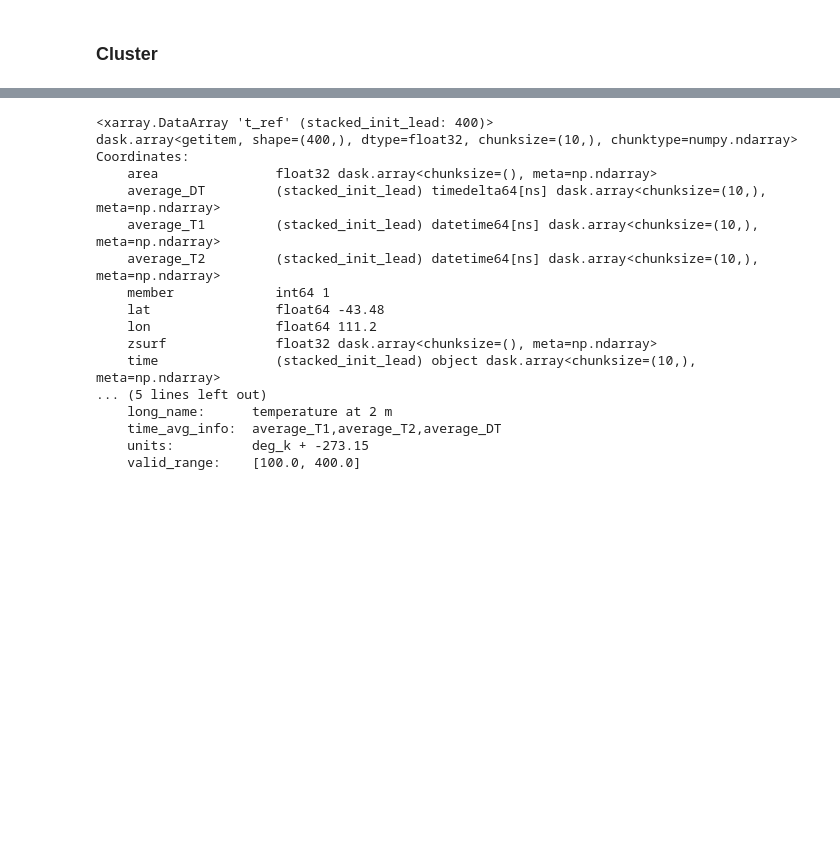
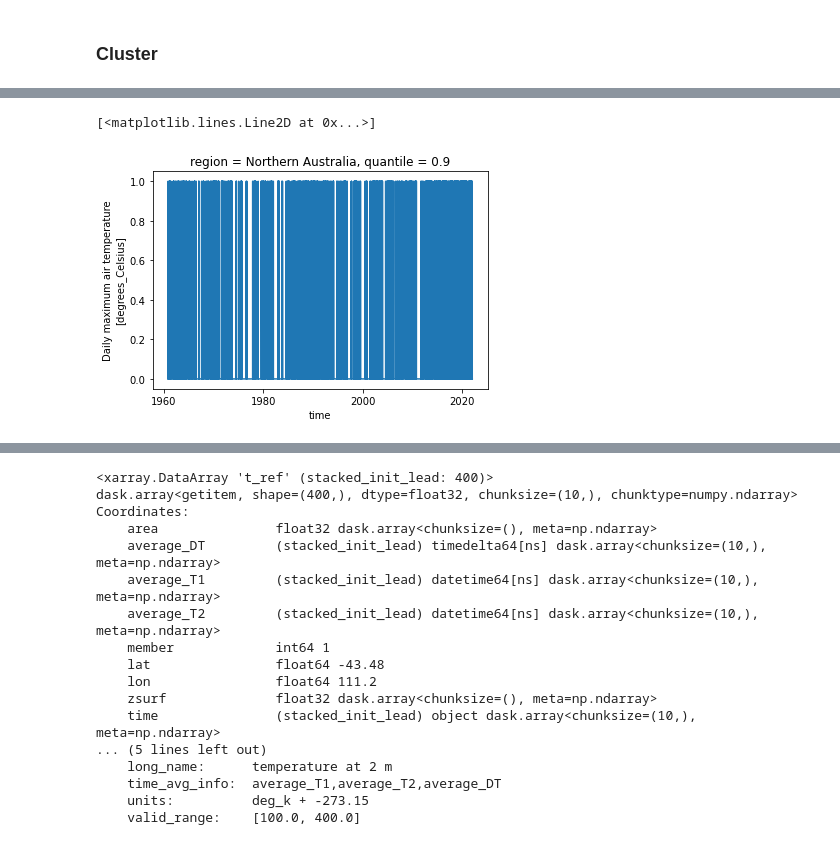
Before and after one commit to dougiesquire/CAFE-f6_documentation, a Jupyter notebook: notebooks/exploratory/prepare_data.ipynb, the cells around one changed output, grey strips where cells are left out. Saved outputs shown, nothing was run; the diff lists cells and outputs as text; code cells hidden in the pictures; blank space fills up the shorter version.

```diff
--- a/notebooks/exploratory/prepare_data.ipynb
+++ b/notebooks/exploratory/prepare_data.ipynb
@@ -78 +92,6 @@ NameError: name 'forecast' is not defined
+# %%
+p["t_ref_max"].isel(region=0).plot()
+# %% [output]
+[<matplotlib.lines.Line2D at 0x...>]
+[figure, added]
 # %%
```
Also changed, not shown: parts of 9 cells of this notebook, 21 other files.
